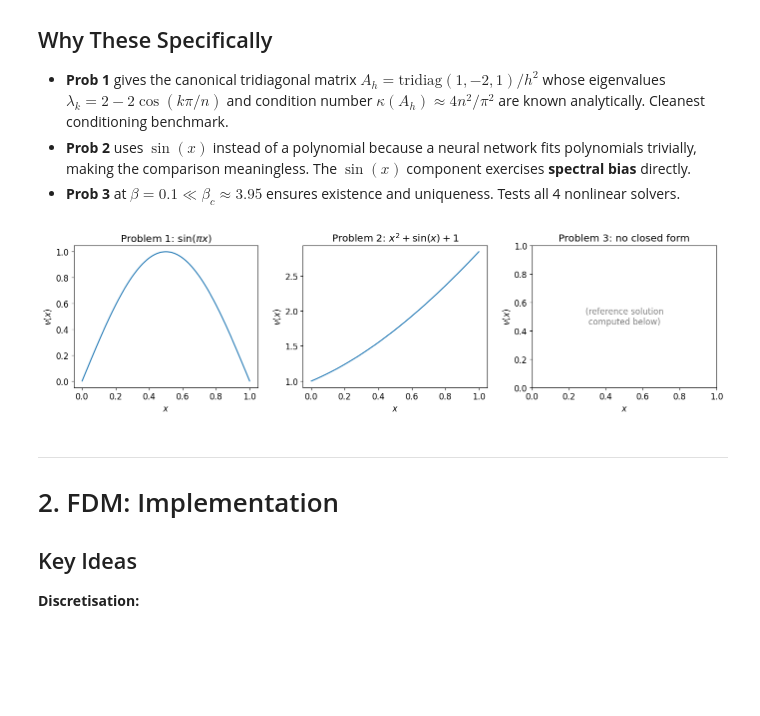
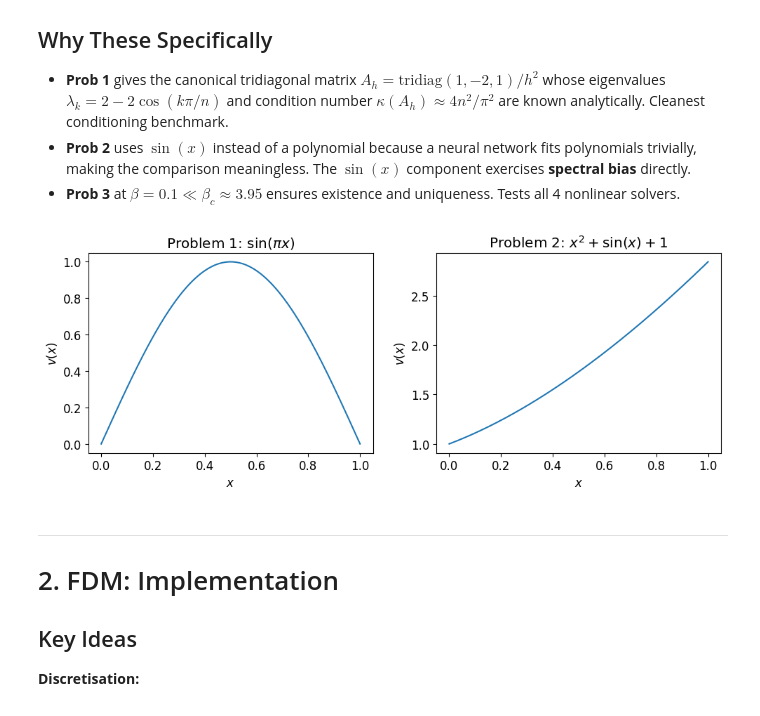
Before and after one commit to n4m3name/PINN-vs-FDM, a Jupyter notebook: code/main.ipynb, the cells around one changed output. Saved outputs shown, nothing was run; the diff lists cells and outputs as text; code cells hidden in the pictures; blank space fills up the shorter version.

Commit message:
fix graph

```diff
--- a/code/main.ipynb
+++ b/code/main.ipynb
@@ -109,24 +110,21 @@ BC2 = (1.0, 2.0 + np.sin(1.0))
 BC1 = (0.0, 0.0)
 BC3 = (0.0, BETA)
 # %%
-# Quick plot of exact solutions
+# Quick plot of exact solutions (Problems 1 and 2 only; Problem 3 has no closed form)
 x_plot = np.linspace(0, 1, 500)
 
-fig, axes = plt.subplots(1, 3, figsize=(14, 4))
+fig, axes = plt.subplots(1, 2, figsize=(10, 4))
 axes[0].plot(x_plot, exact1(x_plot))
 axes[0].set_title(r'Problem 1: $\sin(\pi x)$')
 axes[1].plot(x_plot, exact2(x_plot))
 axes[1].set_title(r'Problem 2: $x^2 + \sin(x) + 1$')
-axes[2].set_title('Problem 3: no closed form')
-axes[2].text(0.5, 0.5, '(reference solution\ncomputed below)',
-             ha='center', va='center', transform=axes[2].transAxes, color='gray')
 for ax in axes:
     ax.set_xlabel('$x$')
     ax.set_ylabel('$v(x)$')
 plt.tight_layout()
 plt.show()
 # %% [output]
-[figure, old version]
+[figure, new version]
 # %% [markdown]
 ---
 # 2. FDM: Implementation
```
Also changed, not shown: parts of 1 cell of this notebook, 2 other files.
